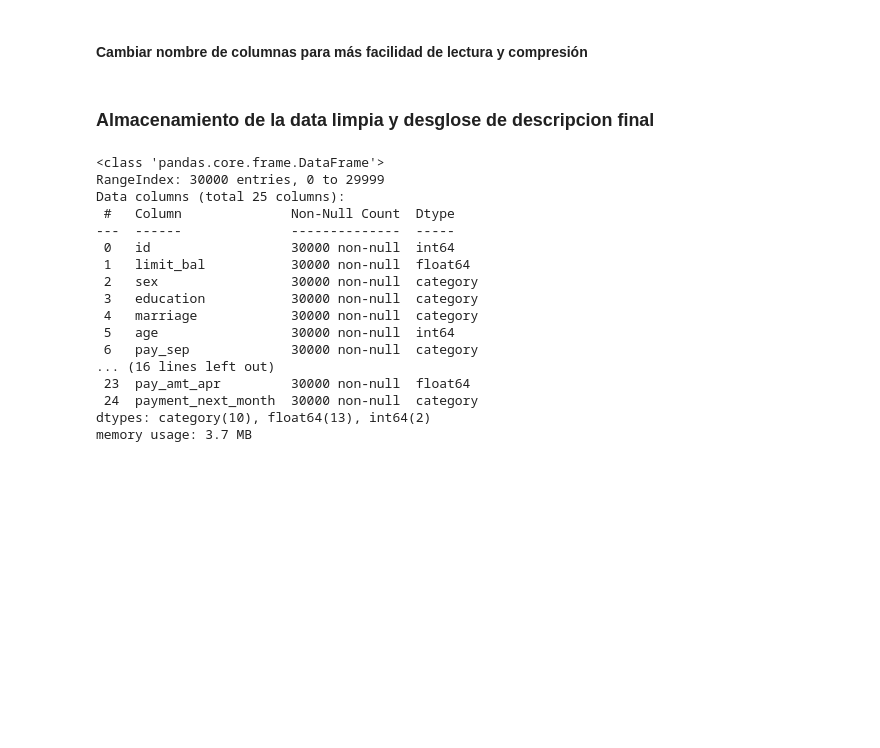
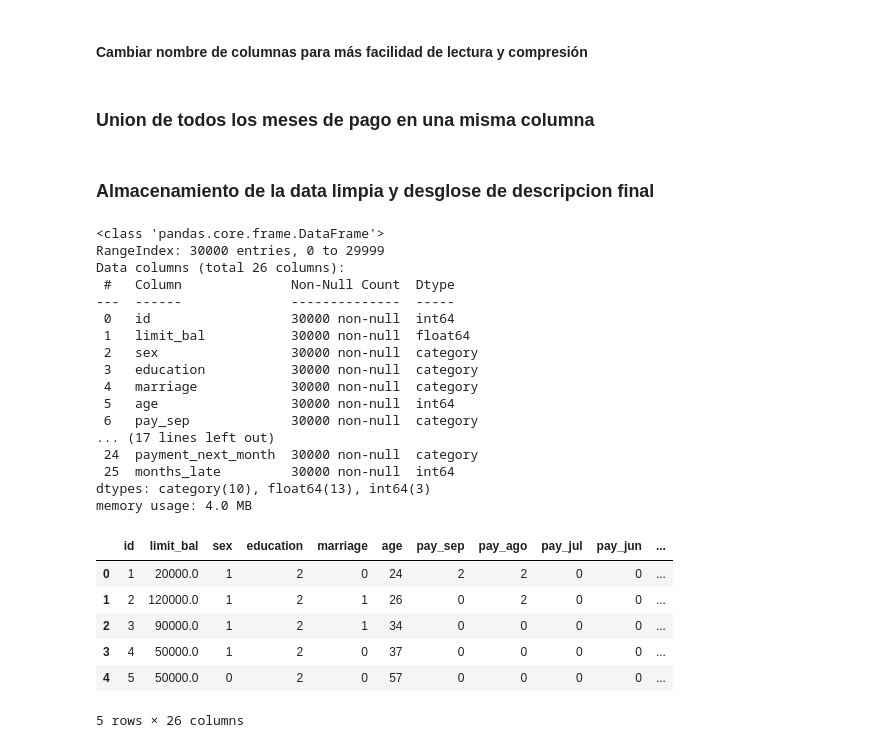
Before and after one commit to 18250MariaInes/Proyecto2-ds-credit-card-payment, a Jupyter notebook: Cleaning data.ipynb, the cells around one changed output. Cells and saved outputs as stored; diff of their text form; code cells hidden in the pictures; blank space fills up the shorter version.

```diff
--- a/Cleaning data.ipynb
+++ b/Cleaning data.ipynb
@@ -135,7 +135,7 @@ Name: PAY_0, dtype: int64
 # repetir lo anterior con todos los meses
 df['PAY_2'] = df['PAY_2'].replace(-1, 0) #unir pago debidamente pago a la categoria 0
 df['PAY_2'] = df['PAY_2'].replace(-2, 0) #unir pago debidamente pago a la categoria 0
-df['PAY_2'] = df['PAY_3'].replace(-1, 0) #unir pago debidamente pago a la categoria 0
+df['PAY_3'] = df['PAY_3'].replace(-1, 0) #unir pago debidamente pago a la categoria 0
 df['PAY_3'] = df['PAY_3'].replace(-2, 0) #unir pago debidamente pago a la categoria 0
 df['PAY_4'] = df['PAY_4'].replace(-1, 0) #unir pago debidamente pago a la categoria 0
 df['PAY_4'] = df['PAY_4'].replace(-2, 0) #unir pago debidamente pago a la categoria 0
@@ -201,6 +201,11 @@ df = df.rename(columns={'default.payment.next.month': 'PAYMENT_NEXT_MONTH'})
 # %%
 #Estandarizar los nombres de las columnas
 df = clean(df, method = "standardize")
+# %% [markdown]
+### Union de todos los meses de pago en una misma columna
+# %%
+# se selecciona el valor de mes con mayor atraso y ese define como meses de traso
+df["months_late"] = df[['pay_sep','pay_ago','pay_jul','pay_jun','pay_may','pay_apr']].max(axis=1)
 # %% [markdown]
 ### Almacenamiento de la data limpia y desglose de descripcion final
 # %%
@@ -208,7 +213,7 @@ df.info()
 # %% [output]
 <class 'pandas.core.frame.DataFrame'>
 RangeIndex: 30000 entries, 0 to 29999
-Data columns (total 25 columns):
+Data columns (total 26 columns):
  #   Column              Non-Null Count  Dtype
 ---  ------              --------------  -----
  0   id                  30000 non-null  int64
@@ -218,10 +223,20 @@ Data columns (total 25 columns):
  4   marriage            30000 non-null  category
  5   age                 30000 non-null  int64
  6   pay_sep             30000 non-null  category
-... (16 lines left out)
- 23  pay_amt_apr         30000 non-null  float64
+... (17 lines left out)
  24  payment_next_month  30000 non-null  category
-dtypes: category(10), float64(13), int64(2)
-memory usage: 3.7 MB
+ 25  months_late         30000 non-null  int64
+dtypes: category(10), float64(13), int64(3)
+memory usage: 4.0 MB
 # %%
 df.to_csv(r'datafinal.csv', index = False, header=True)
+# %%
+df.head()
+# %% [output]
+|  | id | limit_bal | sex | education | marriage | age | pay_sep | pay_ago | pay_jul | pay_jun | ... |
+| 0 | 1 | 20000.0 | 1 | 2 | 0 | 24 | 2 | 2 | 0 | 0 | ... |
+| 1 | 2 | 120000.0 | 1 | 2 | 1 | 26 | 0 | 2 | 0 | 0 | ... |
+| 2 | 3 | 90000.0 | 1 | 2 | 1 | 34 | 0 | 0 | 0 | 0 | ... |
+| 3 | 4 | 50000.0 | 1 | 2 | 0 | 37 | 0 | 0 | 0 | 0 | ... |
+| 4 | 5 | 50000.0 | 0 | 2 | 0 | 57 | 0 | 0 | 0 | 0 | ... |
+5 rows × 26 columns
```
Also changed, not shown: 12 other files.
